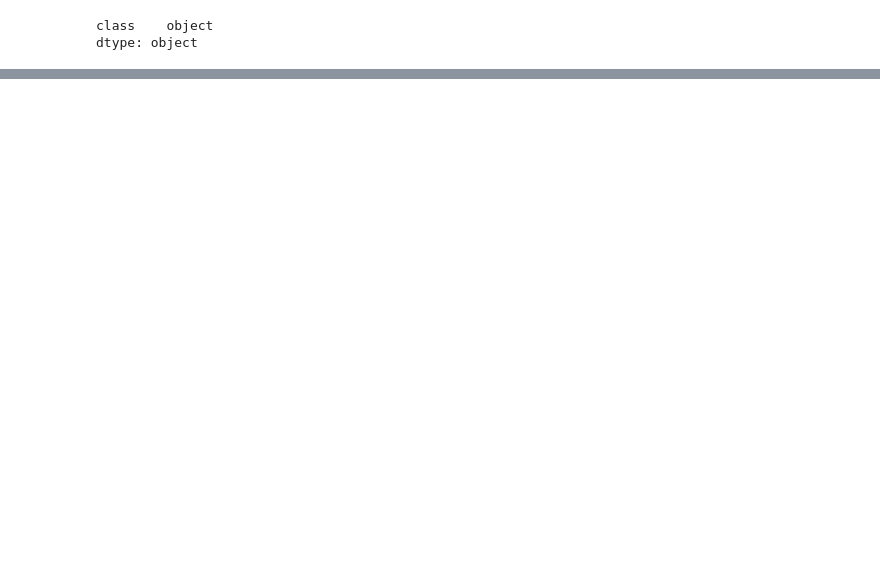
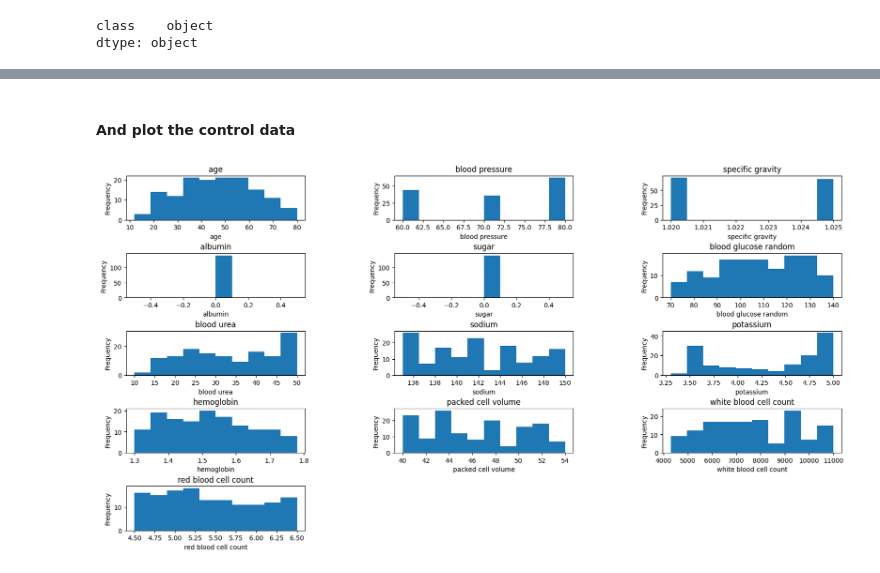
Before and after one commit to Group-6-Software-Development/Data-Handling-and-Machine-Learning, a Jupyter notebook: home_assignments/task1_data_pre_processing.ipynb, the cells around one changed output, grey strips where cells are left out. Saved outputs shown, nothing was run; the diff lists cells and outputs as text; code cells hidden in the pictures; blank space fills up the shorter version.

```diff
--- a/home_assignments/task1_data_pre_processing.ipynb
+++ b/home_assignments/task1_data_pre_processing.ipynb
@@ -251,0 +210,6 @@ import matplotlib.pyplot as plt
+# %% [markdown]
+#### And plot the control data
+# %%
+plot_data(control)
+# %% [output]
+[figure, added]
```
Also changed, not shown: parts of 58 cells of this notebook, 1 other file.
